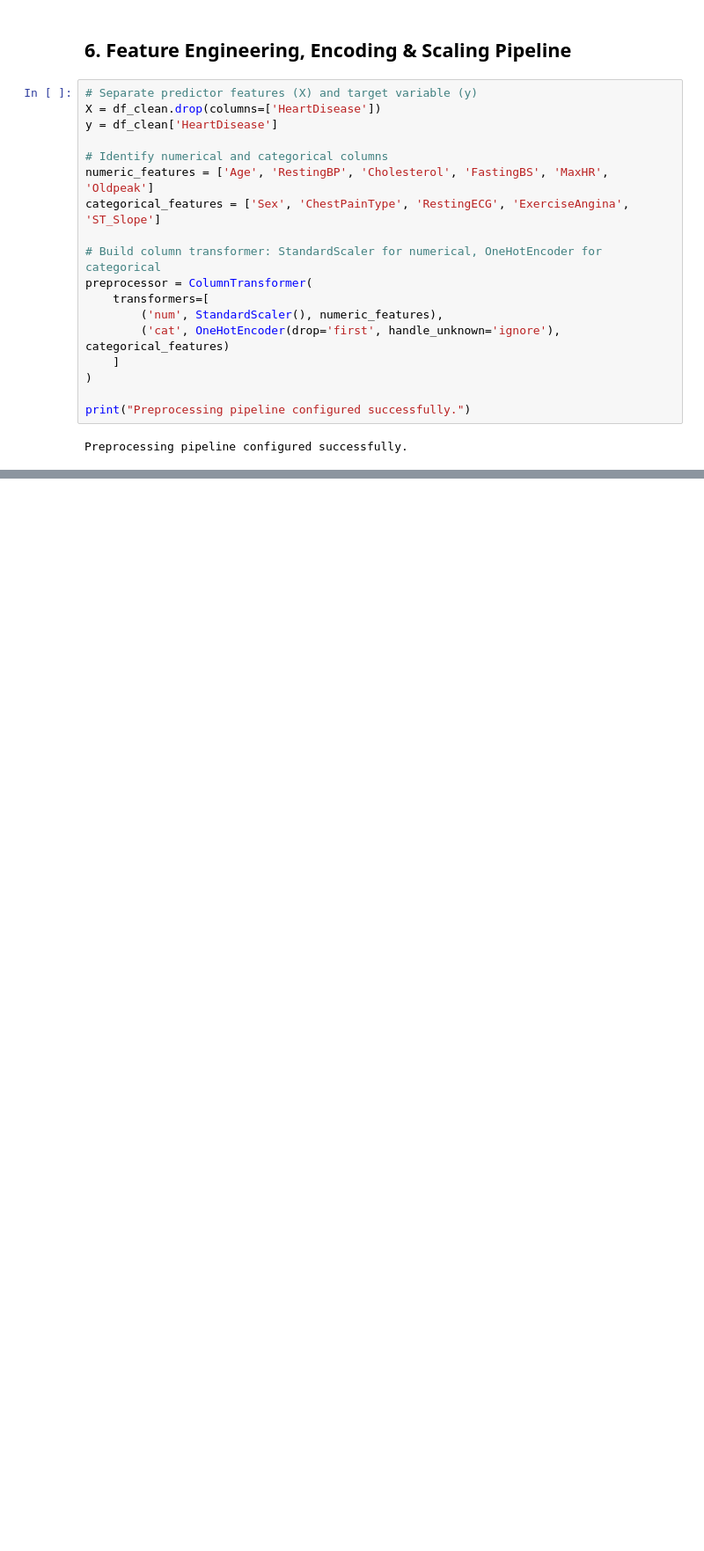
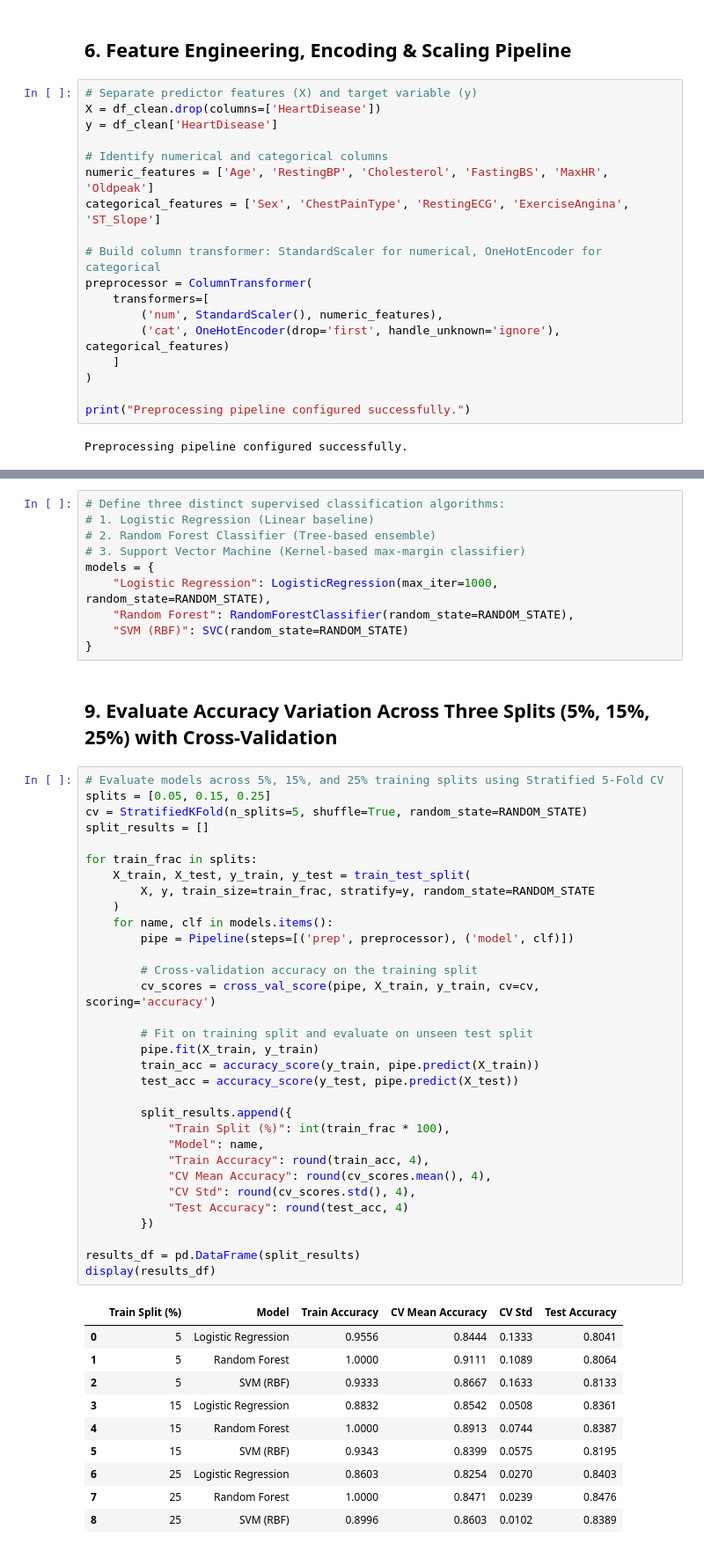
Before and after one commit to sujitasingh8/hdsdab-04-machine-learning-ca1, a Jupyter notebook: sba26094_Sujita_Singh_ML_CA1.ipynb, the cells around one changed output, grey strips where cells are left out. Shown at 88% size. Drawn from its saved outputs; the diff is of its cells as text; blank space fills up the shorter version.

```diff
--- a/sba26094_Sujita_Singh_ML_CA1.ipynb
+++ b/sba26094_Sujita_Singh_ML_CA1.ipynb
@@ -183,0 +207,55 @@ Preprocessing pipeline configured successfully.
+# %%
+# Define three distinct supervised classification algorithms:
+# 1. Logistic Regression (Linear baseline)
+# 2. Random Forest Classifier (Tree-based ensemble)
+# 3. Support Vector Machine (Kernel-based max-margin classifier)
+models = {
+    "Logistic Regression": LogisticRegression(max_iter=1000, random_state=RANDOM_STATE),
+    "Random Forest": RandomForestClassifier(random_state=RANDOM_STATE),
+    "SVM (RBF)": SVC(random_state=RANDOM_STATE)
+}
+# %% [markdown]
+## 9. Evaluate Accuracy Variation Across Three Splits (5%, 15%, 25%) with Cross-Validation
+# %%
+# Evaluate models across 5%, 15%, and 25% training splits using Stratified 5-Fold CV
+splits = [0.05, 0.15, 0.25]
+cv = StratifiedKFold(n_splits=5, shuffle=True, random_state=RANDOM_STATE)
+split_results = []
+
+for train_frac in splits:
+    X_train, X_test, y_train, y_test = train_test_split(
+        X, y, train_size=train_frac, stratify=y, random_state=RANDOM_STATE
+    )
+    for name, clf in models.items():
+        pipe = Pipeline(steps=[('prep', preprocessor), ('model', clf)])
+
+        # Cross-validation accuracy on the training split
+        cv_scores = cross_val_score(pipe, X_train, y_train, cv=cv, scoring='accuracy')
+
+        # Fit on training split and evaluate on unseen test split
+        pipe.fit(X_train, y_train)
+        train_acc = accuracy_score(y_train, pipe.predict(X_train))
+        test_acc = accuracy_score(y_test, pipe.predict(X_test))
+
+        split_results.append({
+            "Train Split (%)": int(train_frac * 100),
+            "Model": name,
+            "Train Accuracy": round(train_acc, 4),
+            "CV Mean Accuracy": round(cv_scores.mean(), 4),
+            "CV Std": round(cv_scores.std(), 4),
+            "Test Accuracy": round(test_acc, 4)
+        })
+
+results_df = pd.DataFrame(split_results)
+display(results_df)
+# %% [output]
+|  | Train Split (%) | Model | Train Accuracy | CV Mean Accuracy | CV Std | Test Accuracy |
+| 0 | 5 | Logistic Regression | 0.9556 | 0.8444 | 0.1333 | 0.8041 |
+| 1 | 5 | Random Forest | 1.0000 | 0.9111 | 0.1089 | 0.8064 |
+| 2 | 5 | SVM (RBF) | 0.9333 | 0.8667 | 0.1633 | 0.8133 |
+| 3 | 15 | Logistic Regression | 0.8832 | 0.8542 | 0.0508 | 0.8361 |
+| 4 | 15 | Random Forest | 1.0000 | 0.8913 | 0.0744 | 0.8387 |
+| 5 | 15 | SVM (RBF) | 0.9343 | 0.8399 | 0.0575 | 0.8195 |
+| 6 | 25 | Logistic Regression | 0.8603 | 0.8254 | 0.0270 | 0.8403 |
+| 7 | 25 | Random Forest | 1.0000 | 0.8471 | 0.0239 | 0.8476 |
+| 8 | 25 | SVM (RBF) | 0.8996 | 0.8603 | 0.0102 | 0.8389 |
```
Also changed, not shown: parts of 3 cells of this notebook.
